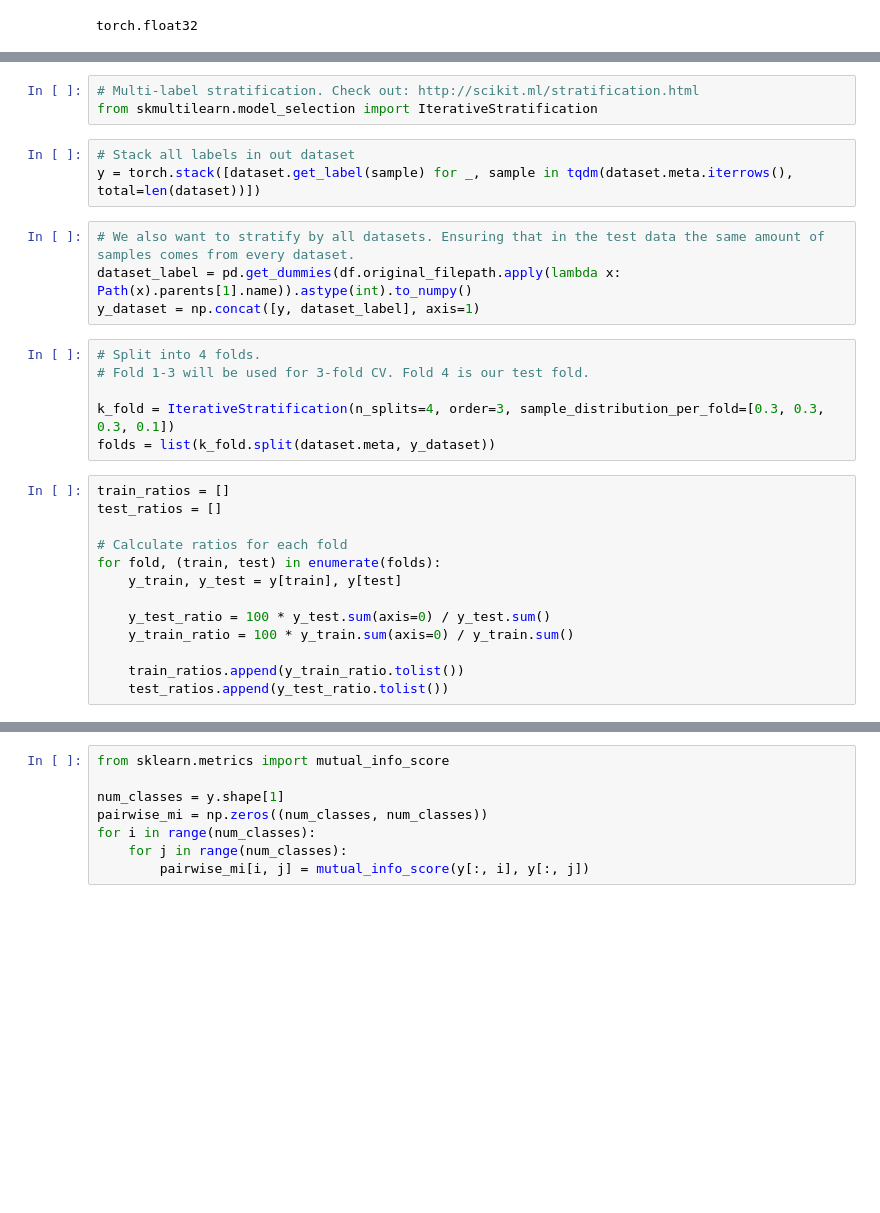
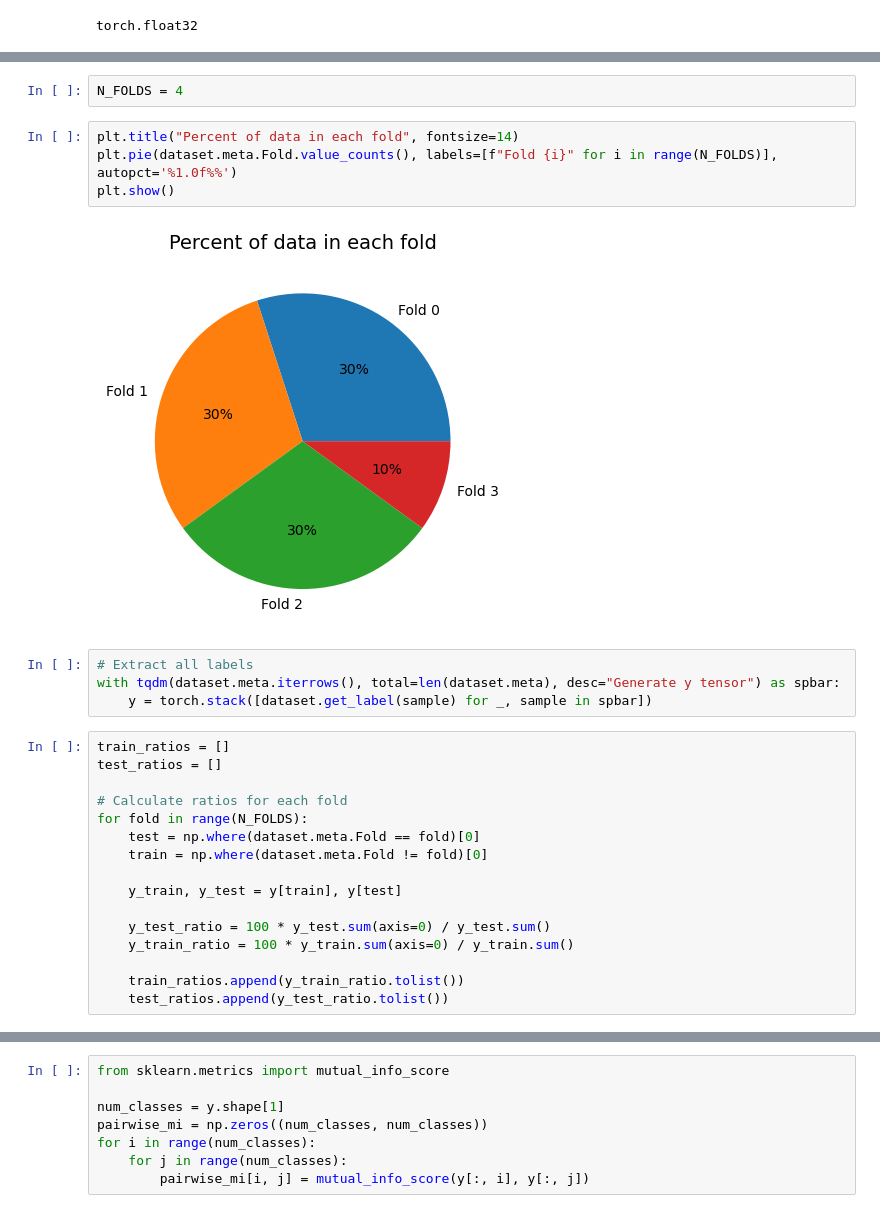
Before and after one commit to NabJa/scaling-ecg-models, a Jupyter notebook: notebooks/dataset_physionet.ipynb, the cells around one changed output, grey strips where cells are left out. Drawn from its saved outputs; the diff is of its cells as text; blank space fills up the shorter version.

```diff
--- a/notebooks/dataset_physionet.ipynb
+++ b/notebooks/dataset_physionet.ipynb
@@ -78,25 +85,24 @@ torch.float32
-# %%
-# Multi-label stratification. Check out: http://scikit.ml/stratification.html
-from skmultilearn.model_selection import IterativeStratification
-# %%
-# Stack all labels in out dataset
-y = torch.stack([dataset.get_label(sample) for _, sample in tqdm(dataset.meta.iterrows(), total=len(dataset))])
-# %%
-# We also want to stratify by all datasets. Ensuring that in the test data the same amount of samples comes from every dataset.
-dataset_label = pd.get_dummies(df.original_filepath.apply(lambda x: Path(x).parents[1].name)).astype(int).to_numpy()
-y_dataset = np.concat([y, dataset_label], axis=1)
-# %%
-# Split into 4 folds.
-# Fold 1-3 will be used for 3-fold CV. Fold 4 is our test fold.
-
-k_fold = IterativeStratification(n_splits=4, order=3, sample_distribution_per_fold=[0.3, 0.3, 0.3, 0.1])
-folds = list(k_fold.split(dataset.meta, y_dataset))
+# %%
+N_FOLDS = 4
+# %%
+plt.title("Percent of data in each fold", fontsize=14)
+plt.pie(dataset.meta.Fold.value_counts(), labels=[f"Fold {i}" for i in range(N_FOLDS)], autopct='%1.0f%%')
+plt.show()
+# %% [output]
+[figure, added]
+# %%
+# Extract all labels
+with tqdm(dataset.meta.iterrows(), total=len(dataset.meta), desc="Generate y tensor") as spbar:
+    y = torch.stack([dataset.get_label(sample) for _, sample in spbar])
 # %%
 train_ratios = []
 test_ratios = []
 
 # Calculate ratios for each fold
-for fold, (train, test) in enumerate(folds):
+for fold in range(N_FOLDS):
+    test = np.where(dataset.meta.Fold == fold)[0]
+    train = np.where(dataset.meta.Fold != fold)[0]
+
     y_train, y_test = y[train], y[test]
 
     y_test_ratio = 100 * y_test.sum(axis=0) / y_test.sum()
```
Also changed, not shown: parts of 27 cells of this notebook.
